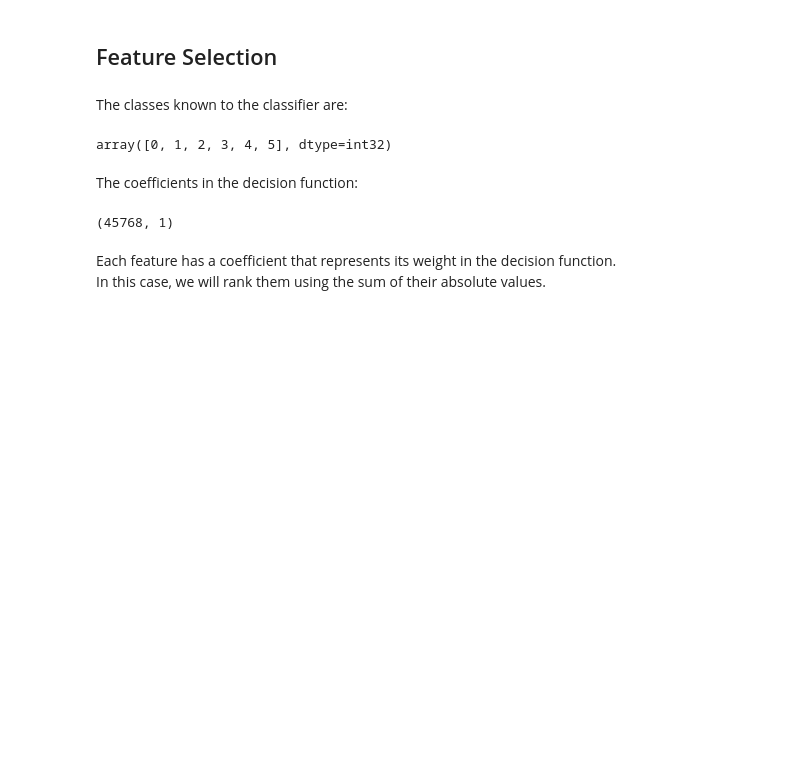
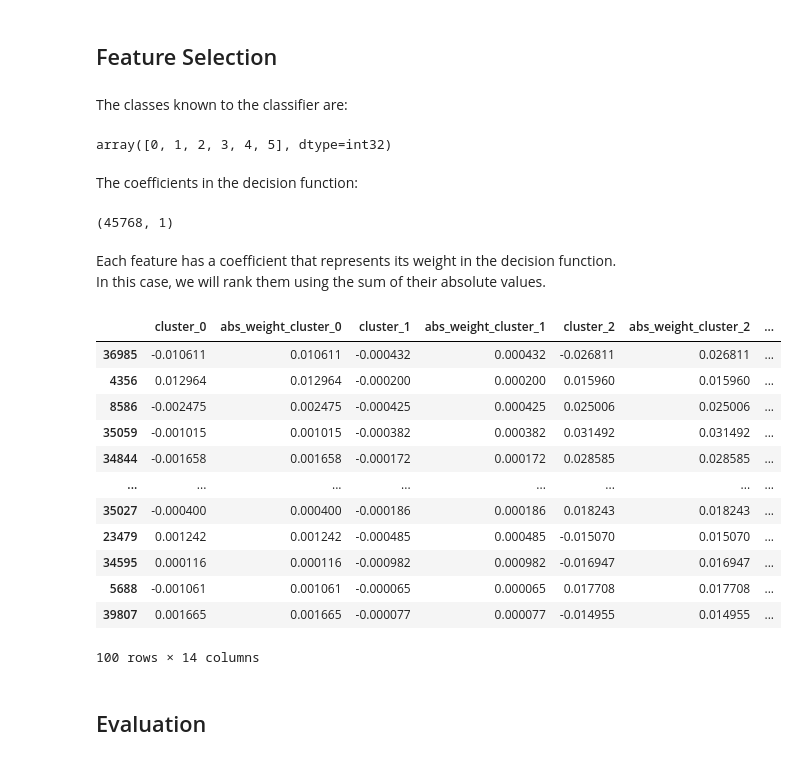
Before and after one commit to SaxeCoburgGotha/DataAnalysis, a Jupyter notebook: src/data_analysis/analyses/high_dimensional_data/Unsupervised Feature Selection.ipynb, the cells around one changed output. Saved outputs shown, nothing was run; the diff lists cells and outputs as text; code cells hidden in the pictures; blank space fills up the shorter version.

```diff
--- a/src/data_analysis/analyses/high_dimensional_data/Unsupervised Feature Selection.ipynb
+++ b/src/data_analysis/analyses/high_dimensional_data/Unsupervised Feature Selection.ipynb
@@ -276,6 +277,7 @@ coeff_frame = (
             lambda y: y.abs_weight_cluster_0 + y.abs_weight_cluster_1 + y.abs_weight_cluster_2 + y.abs_weight_cluster_3 + y.abs_weight_cluster_4 + y.abs_weight_cluster_5,
             axis = 1
         ),
+        gene_idx = lambda X: X.index.map(lambda y: str(y))
     )
     .sort_values(
         by='sum_abs_weights',
@@ -283,6 +285,20 @@ coeff_frame = (
     )
 )
 # %%
-coeff_frame
+coeff_frame.iloc[:100]
+# %% [output]
+|  | cluster_0 | abs_weight_cluster_0 | cluster_1 | abs_weight_cluster_1 | cluster_2 | abs_weight_cluster_2 | ... |
+| 36985 | -0.010611 | 0.010611 | -0.000432 | 0.000432 | -0.026811 | 0.026811 | ... |
+| 4356 | 0.012964 | 0.012964 | -0.000200 | 0.000200 | 0.015960 | 0.015960 | ... |
+| 8586 | -0.002475 | 0.002475 | -0.000425 | 0.000425 | 0.025006 | 0.025006 | ... |
+| 35059 | -0.001015 | 0.001015 | -0.000382 | 0.000382 | 0.031492 | 0.031492 | ... |
+| 34844 | -0.001658 | 0.001658 | -0.000172 | 0.000172 | 0.028585 | 0.028585 | ... |
+| ... | ... | ... | ... | ... | ... | ... | ... |
+| 35027 | -0.000400 | 0.000400 | -0.000186 | 0.000186 | 0.018243 | 0.018243 | ... |
+| 23479 | 0.001242 | 0.001242 | -0.000485 | 0.000485 | -0.015070 | 0.015070 | ... |
+| 34595 | 0.000116 | 0.000116 | -0.000982 | 0.000982 | -0.016947 | 0.016947 | ... |
+| 5688 | -0.001061 | 0.001061 | -0.000065 | 0.000065 | 0.017708 | 0.017708 | ... |
+| 39807 | 0.001665 | 0.001665 | -0.000077 | 0.000077 | -0.014955 | 0.014955 | ... |
+100 rows × 14 columns
 # %%
 top_genes = coeff_frame.index[:100].to_list()
@@ -288,0 +314,2 @@ top_genes = coeff_frame.index[:100].to_list()
+# %% [markdown]
+## Evaluation
```
Also changed, not shown: parts of 25 cells of this notebook.
